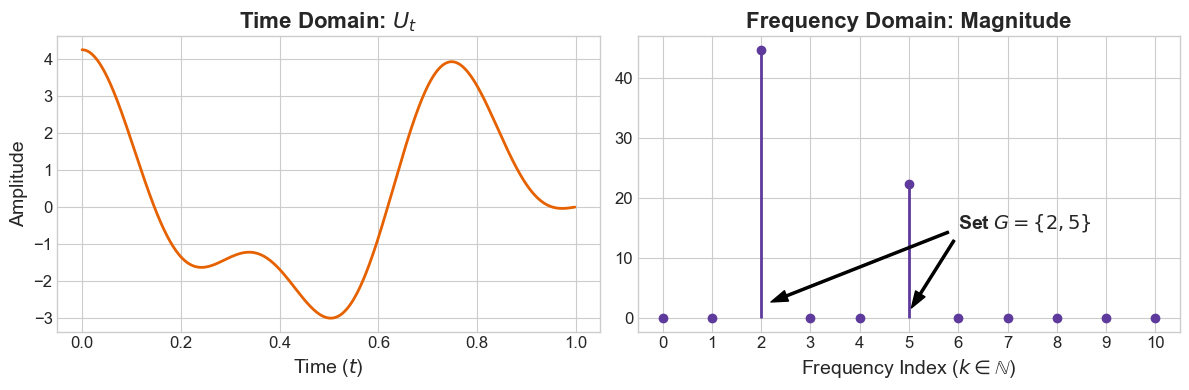
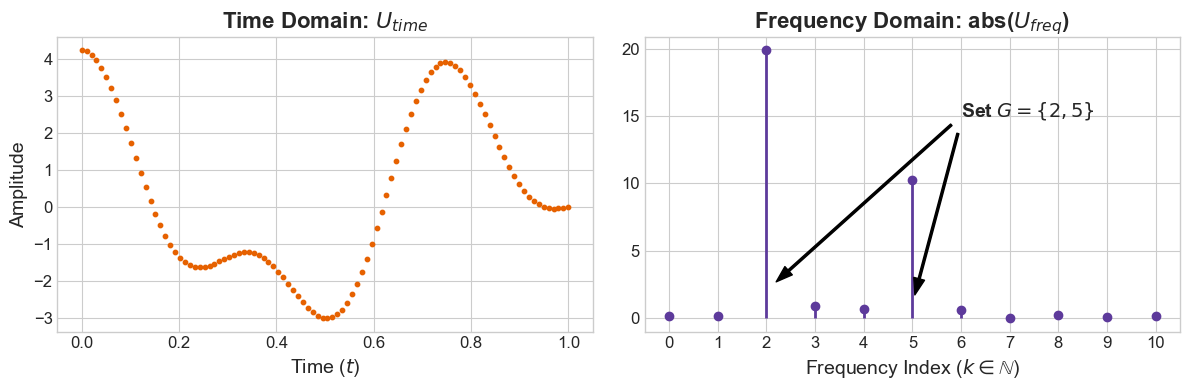
Unified diff of the notebook cell whose output changed from the first chart to the second:
--- before
+++ after
@@ -5,12 +5,12 @@
 
 # --- 1. Data Generation (Your exact code) ---
-n = 500
+n = 100
 T = 1.0  # Time horizon
-t = np.linspace(0, T, n, endpoint=False)
+t = np.linspace(0, T, n)
 
 # G = {2, 5}
 k1, k2 = 2, 5
 
-U_time = 2.0 * math.sqrt(2) * np.cos(np.pi * t / T * (k1 + 0.5)) + 1.0 * math.sqrt(2) * np.cos(np.pi * t / T * (k2 + 0.5))
+U_time = 2.0 * math.sqrt(2) * np.cos(np.pi * t * (k1 + 0.5)) + 1.0 * math.sqrt(2) * np.cos(np.pi * t * (k2 + 0.5))
 
 U_freq = dct(U_time, norm='ortho', type=3)
@@ -24,6 +24,6 @@
 
 # Plot 1: Time Domain
-ax1.plot(t, U_time, color='#E66100', linewidth=2)
-ax1.set_title('Time Domain: $U_t$', fontsize=16, fontweight='bold')
+ax1.scatter(t, U_time, color='#E66100', s=10, alpha=1)
+ax1.set_title('Time Domain: $U_{time}$', fontsize=16, fontweight='bold')
 ax1.set_xlabel('Time ($t$)', fontsize=14)
 ax1.set_ylabel('Amplitude', fontsize=14)
@@ -35,5 +35,5 @@
 plt.setp(markerline, 'markersize', 6)
 
-ax2.set_title('Frequency Domain: Magnitude', fontsize=16, fontweight='bold')
+ax2.set_title('Frequency Domain: abs($U_{freq}$)', fontsize=16, fontweight='bold')
 ax2.set_xlabel('Frequency Index ($k \in \mathbb{N}$)', fontsize=14)
 ax2.set_xlim(-0.5, 10.5) # Zoom in to indices 0 through 10 (since the rest are zero)

Commit: edit plottings scripts, push figures for torrent algo visualization